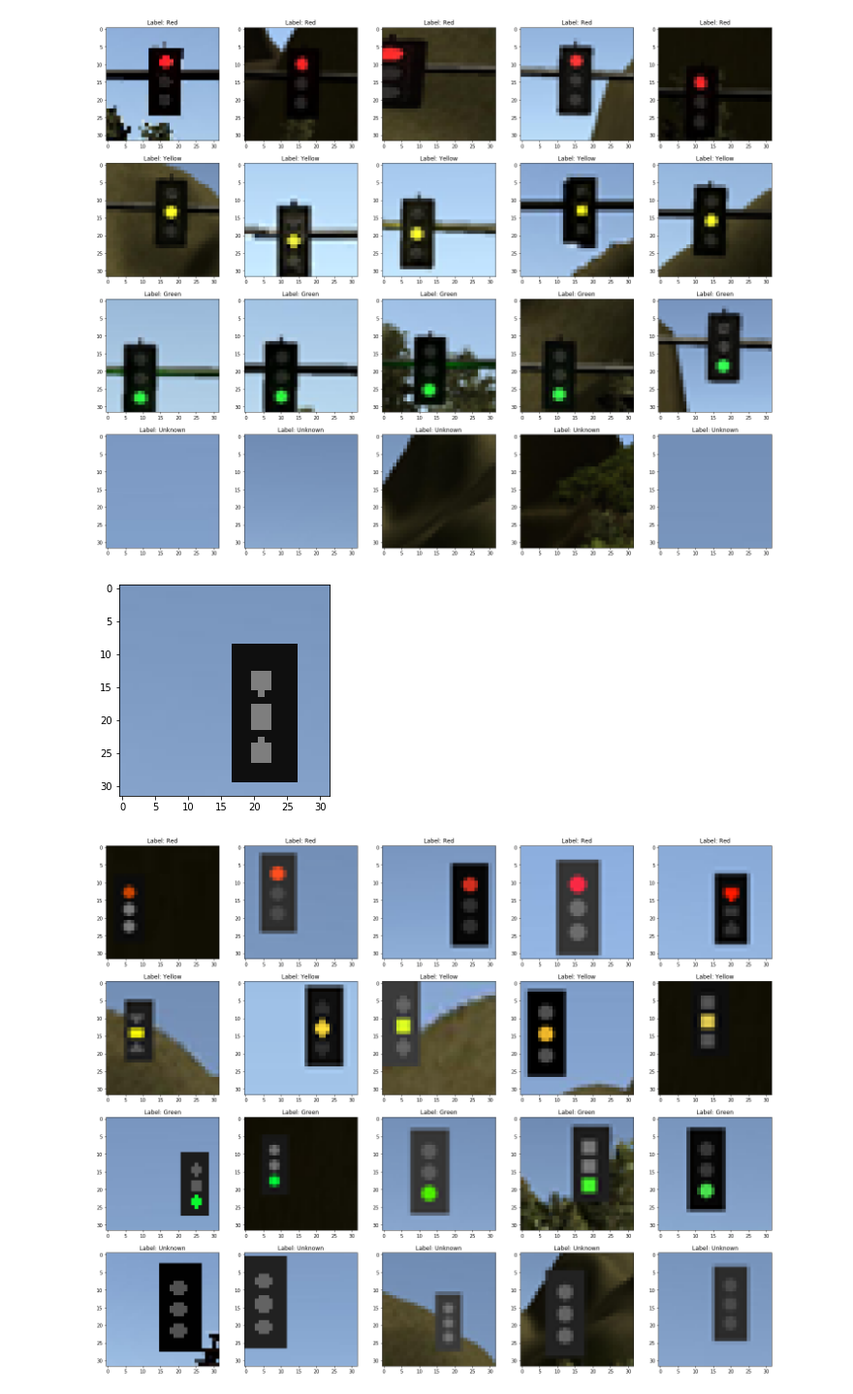
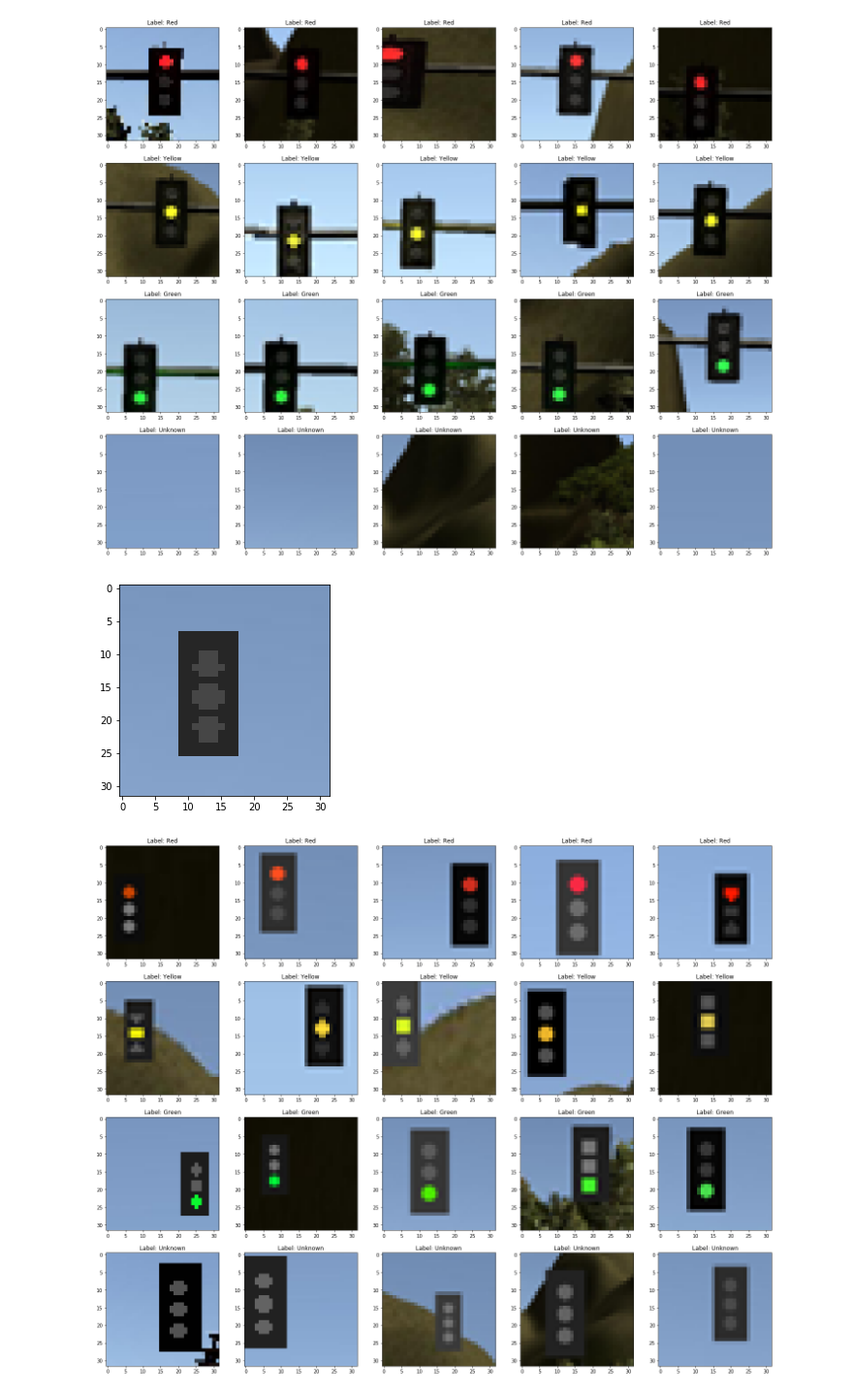
Before and after one commit to racersmith/CarND-Capstone, a Jupyter notebook: tl_data/Traffic_Light_Classifier.ipynb, the cells around one changed output. Shown at 97% size. Saved outputs shown, nothing was run; the diff lists cells and outputs as text; code cells hidden in the pictures.

```diff
--- a/tl_data/Traffic_Light_Classifier.ipynb
+++ b/tl_data/Traffic_Light_Classifier.ipynb
@@ -87,8 +87,7 @@ from skimage import draw
 
 def draw_light(state, background):
     frame_ratio = 8/18  #w/h
-    light_ratio = 2/10  #r/w
-    light_spacing = 2.5/1  #s/r
+    light_ratio = 1/4  #r/w
 
     img = np.copy(background)
     h, w, _ = np.shape(img)
@@ -114,34 +113,34 @@ def draw_light(state, background):
     # Draw draw lights
     for i in range(3):
         rr, cc = draw.circle((i+1)/4*light_height+top, center_line, light_radius)
         if state == i:
             if state == 0:
                 light_color = [np.random.randint(175,255),
                                np.random.randint(0,80),
                                np.random.randint(0,80)]
             elif state == 1:
                 light_color = [np.random.randint(175,255),
                                np.random.randint(175,255),
                                np.random.randint(0,80)]
             elif state == 2:
                 light_color = [np.random.randint(0,80),
                                np.random.randint(175,255),
                                np.random.randint(0,80)]
             else:
                 light_color = off_color
         else:
             light_color = off_color
         img[rr, cc] = light_color
 
     return img
 
 backgrounds = X_all[np.argmax(y_all, axis=1) == 3]
 
 img = draw_light(3, backgrounds[2])
 plt.imshow(img)
 plt.show()
 # %% [output]
-[figure, old version]
+[figure, new version]
 # %%
 def gen_artifical_data(path='data/phase*/other/*png', n_augment=1):
     X = []
```
Also changed, not shown: parts of 1 cell of this notebook, 1 other file.
